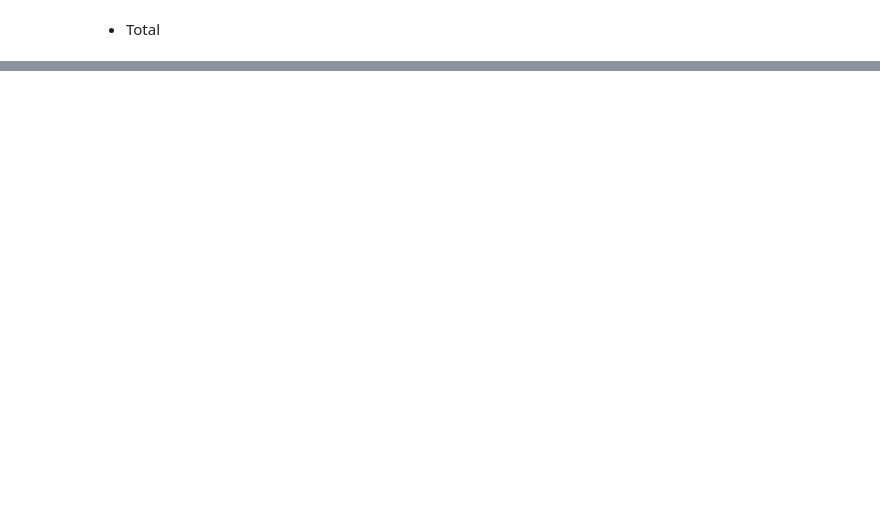
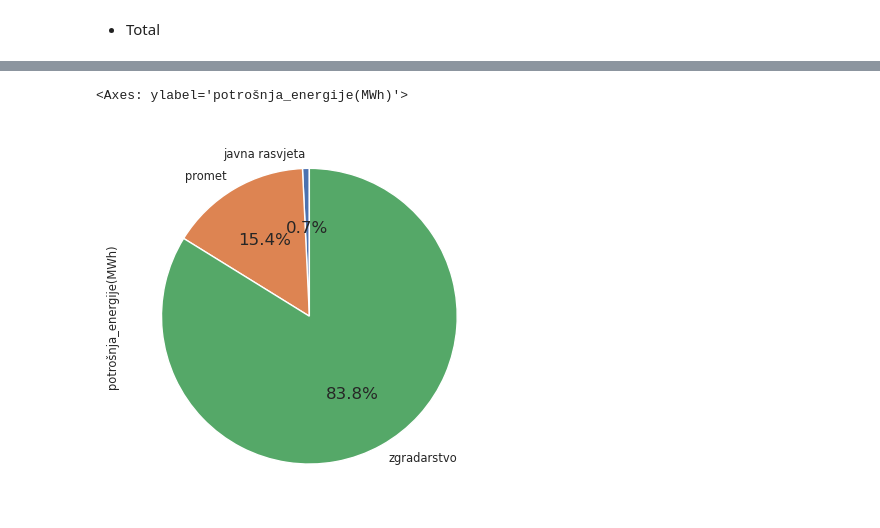
Before and after one commit to Green-Zone-Lab/vk_secap, a Jupyter notebook: notebooks/2011_Base_inventory.ipynb, the cells around one changed output, grey strips where cells are left out. Drawn from its saved outputs; the diff is of its cells as text; code cells hidden in the pictures; blank space fills up the shorter version.

```diff
--- a/notebooks/2011_Base_inventory.ipynb
+++ b/notebooks/2011_Base_inventory.ipynb
@@ -421,0 +421,2 @@ ele = ele[['energent', 'potrošnja_energije(MWh)', 'kategorija', 'nadkategorija'
+# %%
+total = pd.concat([heat, ele, trans_melted])
@@ -464,0 +490,5 @@ total_source = total.groupby('energent').sum().sort_values()
+# %%
+total.groupby('sektor')['potrošnja_energije(MWh)'].sum().plot.pie(autopct='%1.1f%%', startangle=90)
+# %% [output]
+<Axes: ylabel='potrošnja_energije(MWh)'>
+[figure, added]
```
Also changed, not shown: parts of 30 cells of this notebook.
